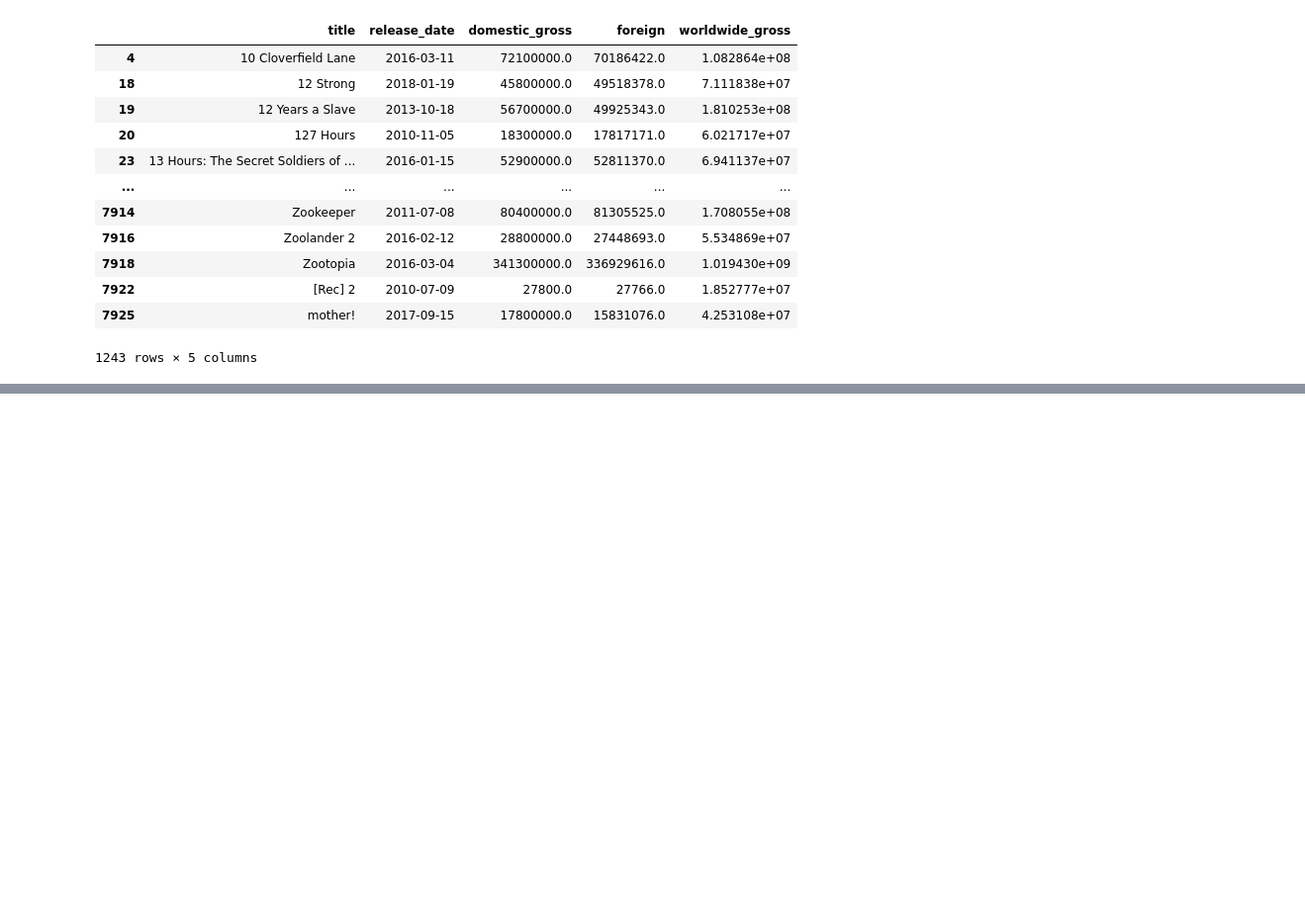
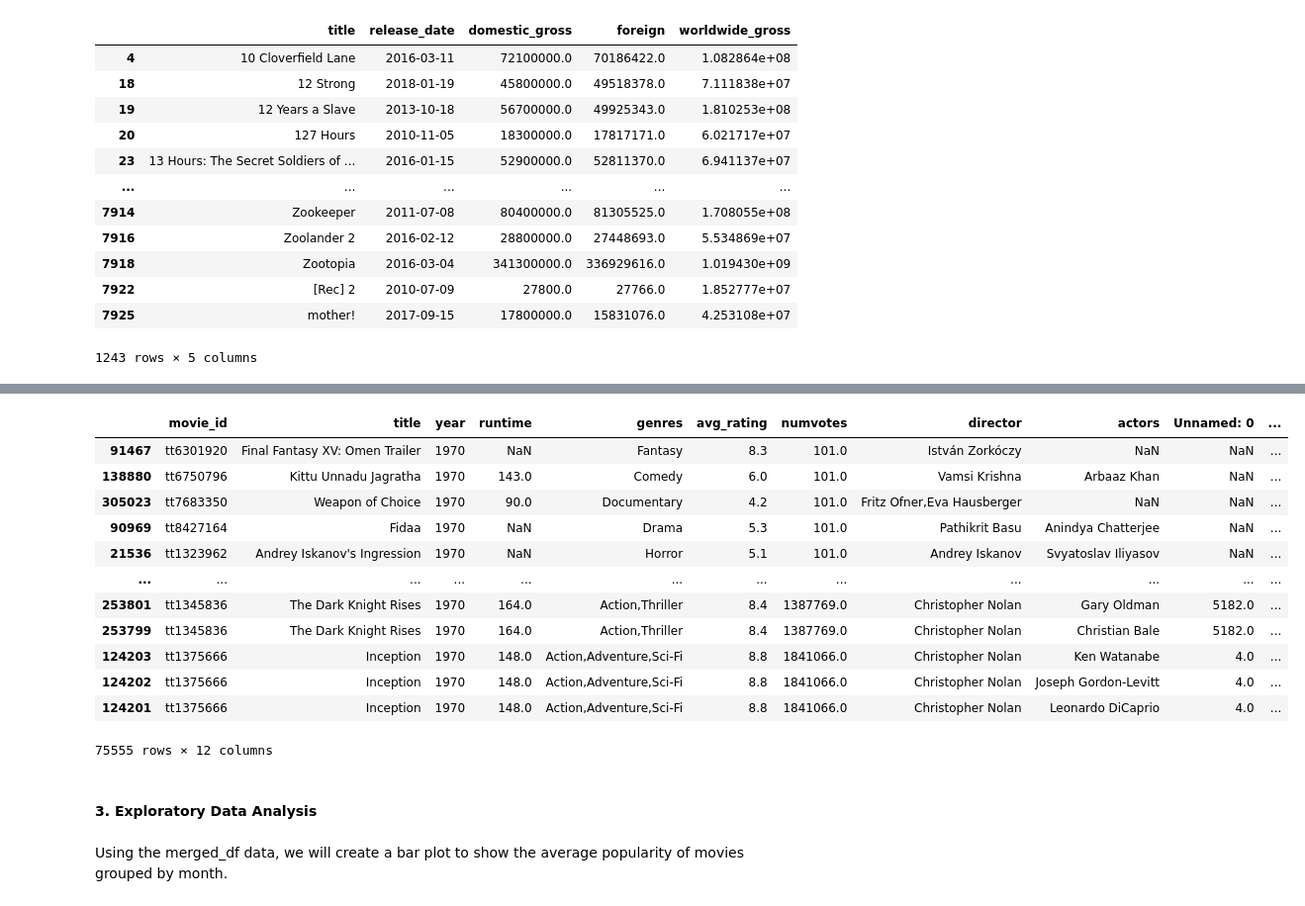
Before and after one commit to Wangari-web/dsc-phase-1-project-v2-4, a Jupyter notebook: student.ipynb, the cells around one changed output, grey strips where cells are left out. Shown at 99% size. Drawn from its saved outputs; the diff is of its cells as text; code cells hidden in the pictures; blank space fills up the shorter version.

```diff
--- a/student.ipynb
+++ b/student.ipynb
@@ -581,0 +570,5 @@ bom_budget
+# %%
+#convert the year column to datetime format
+merged_df['year'] = pd.to_datetime(merged_df['year'], format='%Y')
+#fill missing values in year with values from release data
+merged_df['year'] = merged_df['year'].fillna(merged_df['release_date'])
@@ -581,0 +583,9 @@ bom_budget
+# %%
+#drop duplicate columns : release data, genre ids, popularity, vote average, vote count
+columns_to_drop = ['release_date', 'genre_ids', 'popularity', 'vote_average', 'vote_count']
+columns_to_drop_existing = [col for col in columns_to_drop if col in merged_df.columns]
+merged_df.drop(columns = columns_to_drop_existing, inplace=True)
+# %%
+#sort dataframe by numvottes to show movie popularity
+merged_df = merged_df.sort_values('numvotes')
+merged_df.head()
@@ -581,0 +599,25 @@ bom_budget
+# %%
+#remove movies with less than 100 reviews
+merged_df = merged_df[merged_df['numvotes'] > 100]
+
+#extract only the yearr from datatime year column
+merged_df['year'] = pd.DatetimeIndex(merged_df['year']).year
+merged_df
+# %% [output]
+|  | movie_id | title | year | runtime | genres | avg_rating | numvotes | director | actors | Unnamed: 0 | ... |
+| 91467 | tt6301920 | Final Fantasy XV: Omen Trailer | 1970 | NaN | Fantasy | 8.3 | 101.0 | István Zorkóczy | NaN | NaN | ... |
+| 138880 | tt6750796 | Kittu Unnadu Jagratha | 1970 | 143.0 | Comedy | 6.0 | 101.0 | Vamsi Krishna | Arbaaz Khan | NaN | ... |
+| 305023 | tt7683350 | Weapon of Choice | 1970 | 90.0 | Documentary | 4.2 | 101.0 | Fritz Ofner,Eva Hausberger | NaN | NaN | ... |
+| 90969 | tt8427164 | Fidaa | 1970 | NaN | Drama | 5.3 | 101.0 | Pathikrit Basu | Anindya Chatterjee | NaN | ... |
+| 21536 | tt1323962 | Andrey Iskanov's Ingression | 1970 | NaN | Horror | 5.1 | 101.0 | Andrey Iskanov | Svyatoslav Iliyasov | NaN | ... |
+| ... | ... | ... | ... | ... | ... | ... | ... | ... | ... | ... | ... |
+| 253801 | tt1345836 | The Dark Knight Rises | 1970 | 164.0 | Action,Thriller | 8.4 | 1387769.0 | Christopher Nolan | Gary Oldman | 5182.0 | ... |
+| 253799 | tt1345836 | The Dark Knight Rises | 1970 | 164.0 | Action,Thriller | 8.4 | 1387769.0 | Christopher Nolan | Christian Bale | 5182.0 | ... |
+| 124203 | tt1375666 | Inception | 1970 | 148.0 | Action,Adventure,Sci-Fi | 8.8 | 1841066.0 | Christopher Nolan | Ken Watanabe | 4.0 | ... |
+| 124202 | tt1375666 | Inception | 1970 | 148.0 | Action,Adventure,Sci-Fi | 8.8 | 1841066.0 | Christopher Nolan | Joseph Gordon-Levitt | 4.0 | ... |
+| 124201 | tt1375666 | Inception | 1970 | 148.0 | Action,Adventure,Sci-Fi | 8.8 | 1841066.0 | Christopher Nolan | Leonardo DiCaprio | 4.0 | ... |
+75555 rows × 12 columns
+# %% [markdown]
+#### 3. Exploratory Data Analysis
+# %% [markdown]
+Using the merged_df data, we will create a bar plot to show the average popularity of movies grouped by month.
```
Also changed, not shown: parts of 12 cells of this notebook.
